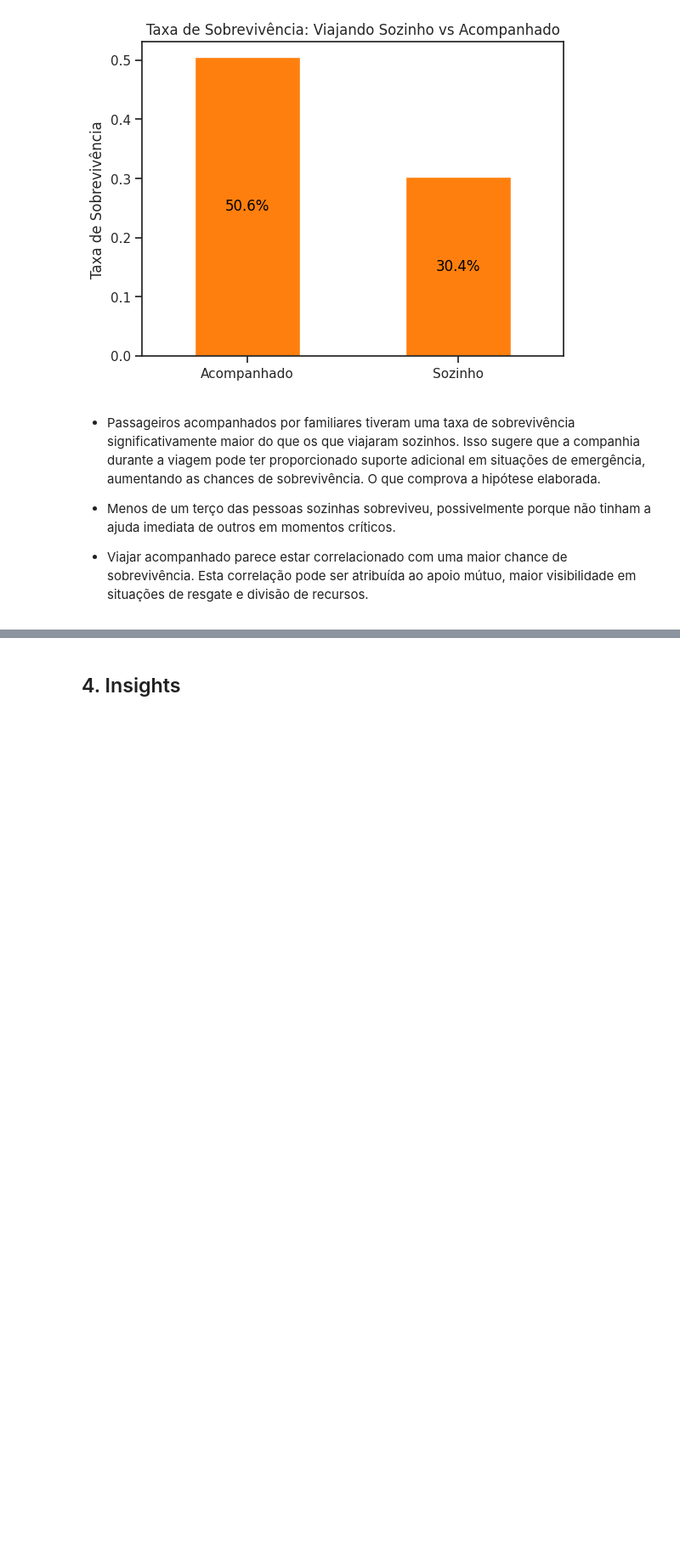
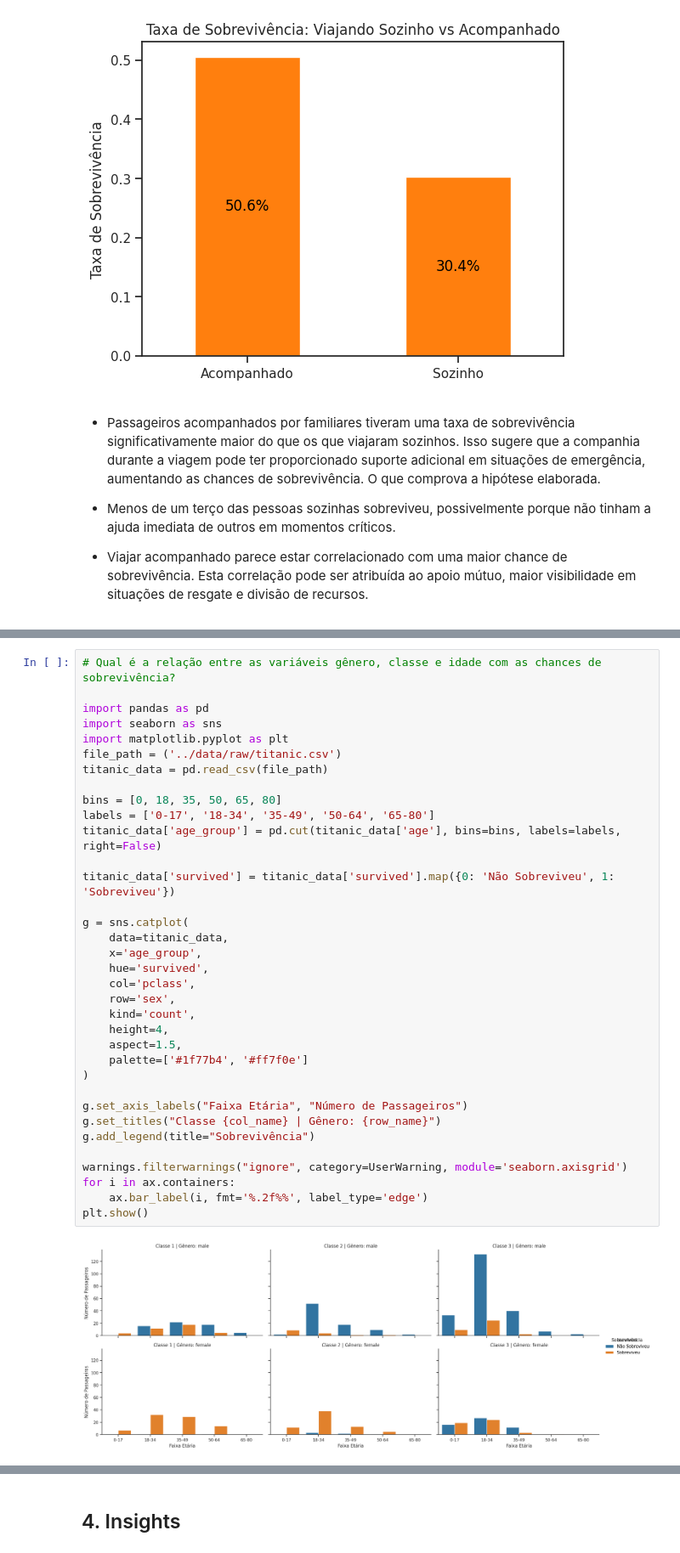
Before and after one commit to KesavaS2/Avanti-Bootcamp-cdd, a Jupyter notebook: notebooks/01-exploratory_data_analysis.ipynb, the cells around one changed output, grey strips where cells are left out. Shown: that part at 85% size. Drawn from its saved outputs; the diff is of its cells as text; blank space fills up the shorter version.

```diff
--- a/notebooks/01-exploratory_data_analysis.ipynb
+++ b/notebooks/01-exploratory_data_analysis.ipynb
@@ -370,0 +427,37 @@ plt.show()
+# %%
+# Qual é a relação entre as variáveis gênero, classe e idade com as chances de sobrevivência?
+
+import pandas as pd
+import seaborn as sns
+import matplotlib.pyplot as plt
+file_path = ('../data/raw/titanic.csv')
+titanic_data = pd.read_csv(file_path)
+
+bins = [0, 18, 35, 50, 65, 80]
+labels = ['0-17', '18-34', '35-49', '50-64', '65-80']
+titanic_data['age_group'] = pd.cut(titanic_data['age'], bins=bins, labels=labels, right=False)
+
+titanic_data['survived'] = titanic_data['survived'].map({0: 'Não Sobreviveu', 1: 'Sobreviveu'})
+
+g = sns.catplot(
+    data=titanic_data,
+    x='age_group',
+    hue='survived',
+    col='pclass',
+    row='sex',
+    kind='count',
+    height=4,
+    aspect=1.5,
+    palette=['#1f77b4', '#ff7f0e']
+)
+
+g.set_axis_labels("Faixa Etária", "Número de Passageiros")
+g.set_titles("Classe {col_name} | Gênero: {row_name}")
+g.add_legend(title="Sobrevivência")
+
+warnings.filterwarnings("ignore", category=UserWarning, module='seaborn.axisgrid')
+for i in ax.containers:
+    ax.bar_label(i, fmt='%.2f%%', label_type='edge')
+plt.show()
+# %% [output]
+[figure, added]
```
Also changed, not shown: parts of 9 cells of this notebook.
